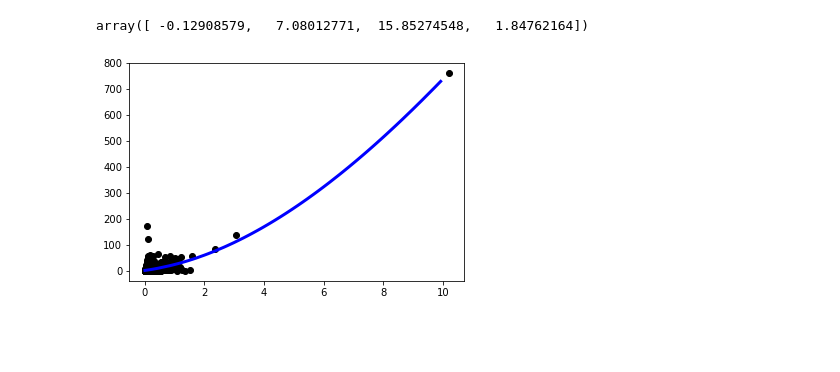
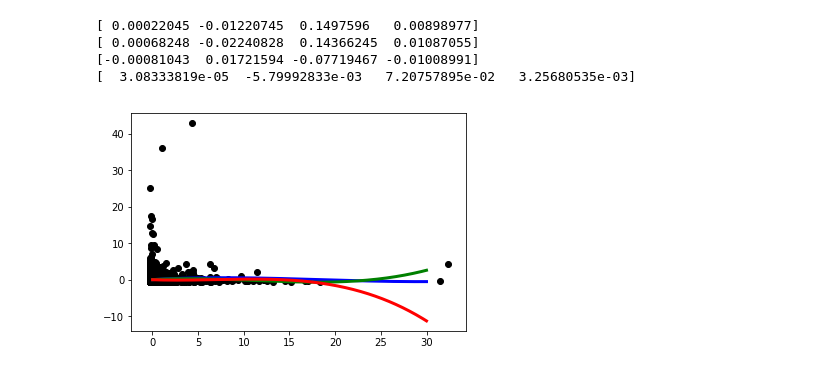
Before and after one commit to joyceccy/InfluentialInvestmentPrediction, a Jupyter notebook: PowerModels.ipynb, the cells around one changed output. Drawn from its saved outputs; the diff is of its cells as text; code cells hidden in the pictures; blank space fills up the shorter version.

```diff
--- a/PowerModels.ipynb
+++ b/PowerModels.ipynb
@@ -16,5 +9,21 @@ z = np.polyfit(x1,y1,2)
-# %%
-z = np.polyfit(x1,y1,3)
-z
-# %% [output]
-array([ -0.12908579,   7.08012771,  15.85274548,   1.84762164])
+# %%
+abschng1 =np.abs(X['0214-0514chng'])
+abschng2 = np.abs(X['0514-0814chng'])
+abschng3 = np.abs(X['0814-1114chng'])
+
+ty1 = (X['0514price'] - X['0214price'])/X['0514price']
+ty2 = (X['0514price'] - X['0814price'])/X['0514price']
+ty3 = (X['0814price'] - X['1114price'])/X['0814price']
+absy1 = np.abs(ty1)
+absy2 = np.abs(ty2)
+absy3 = np.abs(ty3)
+
+
+y1 = (absy1- np.mean(absy1))/np.std(absy1)
+x1 = (abschng1 - np.mean(abschng1))/(np.std(abschng1))
+
+y2 = (absy2- np.mean(absy2))/np.std(absy2)
+x2 = (abschng2 - np.mean(abschng2))/(np.std(abschng2))
+
+y3 = (absy3- np.mean(absy3))/np.std(absy3)
+x3 = (abschng3 - np.mean(abschng3))/(np.std(abschng3))
@@ -21,11 +34,30 @@ array([ -0.12908579,   7.08012771,  15.85274548,   1.84762164])
+# %%
+z1 = np.polyfit(x1,y1,3)
+z2 = np.polyfit(x2,y2,3)
+z3 = np.polyfit(x3,y3,3)
+print(z1)
+print(z2)
+print(z3)
+print((z1+z2+z3)/3)
+# %% [output]
+[ 0.00022045 -0.01220745  0.1497596   0.00898977]
+[ 0.00068248 -0.02240828  0.14366245  0.01087055]
+[-0.00081043  0.01721594 -0.07719467 -0.01008991]
+[  3.08333819e-05  -5.79992833e-03   7.20757895e-02   3.25680535e-03]
 # %%
-p = np.poly1d(z)
+p1 = np.poly1d(z1)
+p2 = np.poly1d(z2)
+p3 = np.poly1d(z3)
 plt.scatter(x1, y1,  color='black')
-xd = np.random.uniform(low=0.0, high=10, size=(100,))
+plt.scatter(x2,y2, color='black')
+plt.scatter(x3,y3, color = 'black')
+xd = np.random.uniform(low=0, high=30, size=(1000,))
 xd.sort()
-plt.plot(xd, p(xd), color='blue', linewidth=3)
+plt.plot(xd, p1(xd), color='blue', linewidth=3)
+plt.plot(xd, p2(xd), color = 'green', linewidth = 3)
+plt.plot(xd, p3(xd), color = 'red', linewidth = 3)
 
 
 plt.show()
 # %% [output]
-[figure, old version]
+[figure, new version]
```
Also changed, not shown: parts of 5 cells of this notebook, 1 other file.
